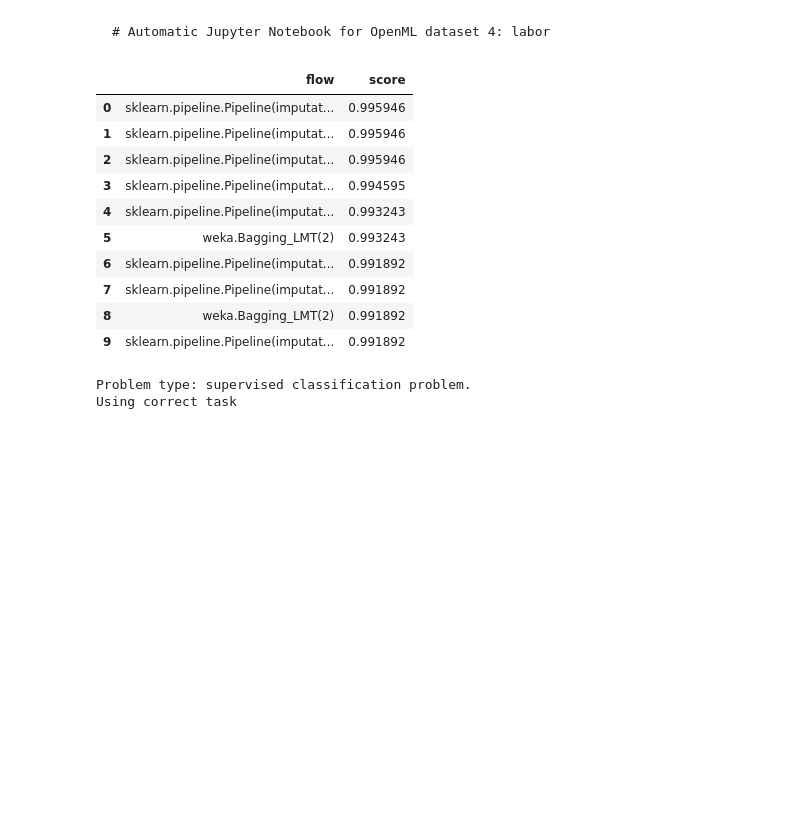
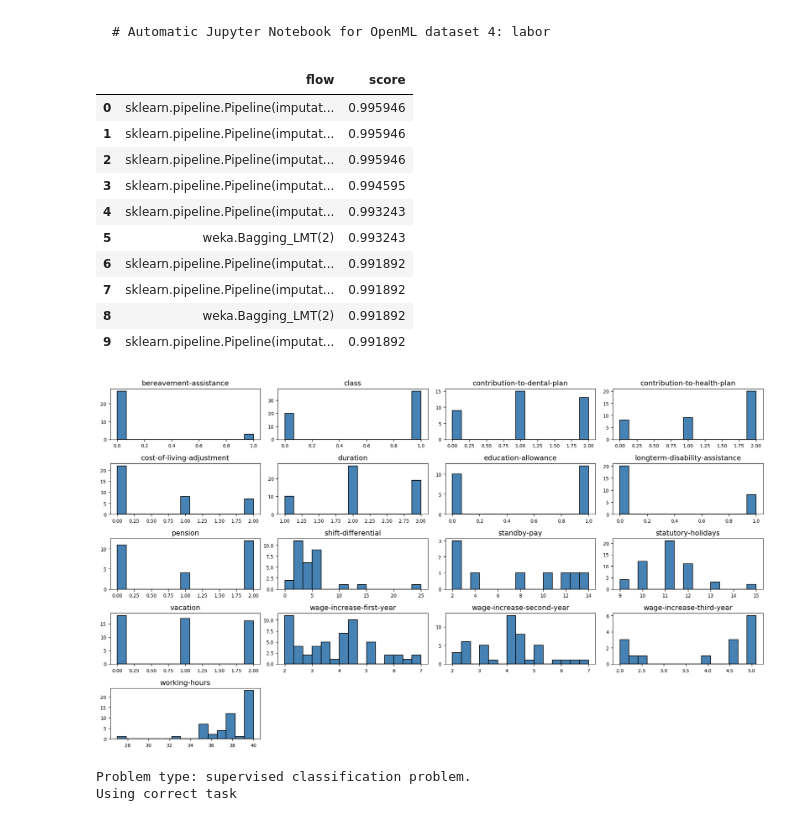
Before and after one commit to Hugoos/TestAutoNotebook, a Jupyter notebook: datasets/4.ipynb, the cells around one changed output. Drawn from its saved outputs; the diff is of its cells as text; code cells hidden in the pictures; blank space fills up the shorter version.

```diff
--- a/datasets/4.ipynb
+++ b/datasets/4.ipynb
@@ -1,23 +1,26 @@
 # %% [markdown]
     # Automatic Jupyter Notebook for OpenML dataset 4: labor
 # %%
+%matplotlib inline
 from scripts.preamble import *
 did = 4
 data = oml.datasets.get_dataset(did)
+show1DHist(data)
 task, topList, strats = printTopNFlows(did, data.default_target_attribute, 10)
 topList
 # %% [output]
 |  | flow | score |
 | 0 | sklearn.pipeline.Pipeline(imputat... | 0.995946 |
 | 1 | sklearn.pipeline.Pipeline(imputat... | 0.995946 |
 | 2 | sklearn.pipeline.Pipeline(imputat... | 0.995946 |
 | 3 | sklearn.pipeline.Pipeline(imputat... | 0.994595 |
 | 4 | sklearn.pipeline.Pipeline(imputat... | 0.993243 |
 | 5 | weka.Bagging_LMT(2) | 0.993243 |
 | 6 | sklearn.pipeline.Pipeline(imputat... | 0.991892 |
 | 7 | sklearn.pipeline.Pipeline(imputat... | 0.991892 |
 | 8 | weka.Bagging_LMT(2) | 0.991892 |
 | 9 | sklearn.pipeline.Pipeline(imputat... | 0.991892 |
+[figure, added]
 # %%
 from scripts.problemType import *
 problemType = findProblemType(data)
```
Also changed, not shown: parts of 4 cells of this notebook, 18 other files.
